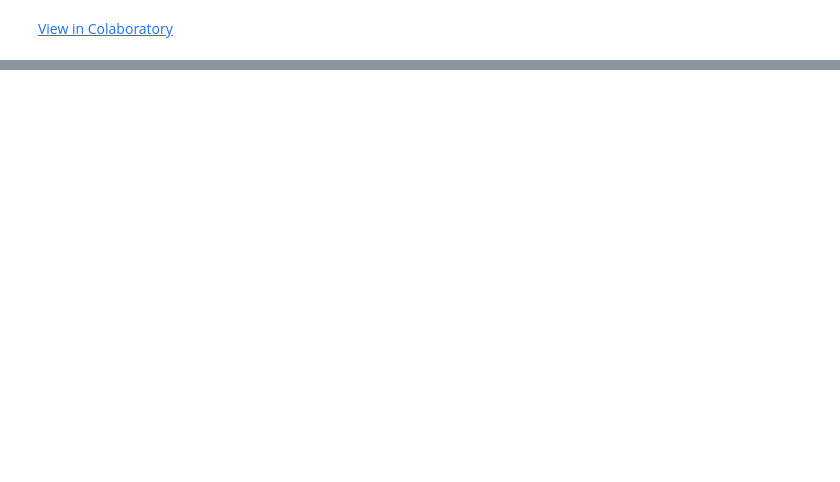
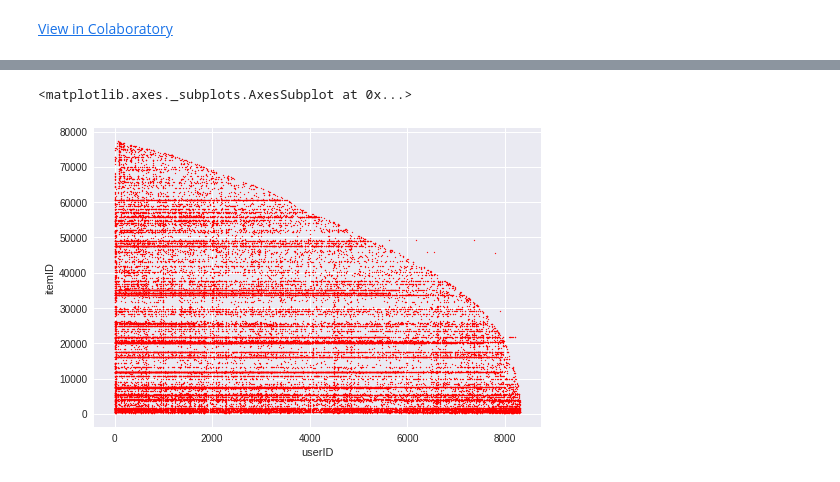
Before and after one commit to paulanavarretec/RecSys-Tarea1, a Jupyter notebook: Recsys_Tarea1.ipynb, the cells around one changed output, grey strips where cells are left out. Cells and saved outputs as stored; diff of their text form; code cells hidden in the pictures; blank space fills up the shorter version.

```diff
--- a/Recsys_Tarea1.ipynb
+++ b/Recsys_Tarea1.ipynb
@@ -32,0 +214,5 @@ The algorithms developed ahead are:
+# %%
+train_file.plot.scatter('userID','itemID', s=1, c='red')
+# %% [output]
+<matplotlib.axes._subplots.AxesSubplot at 0x...>
+[figure, added]
```
Also changed, not shown: parts of 17 cells of this notebook.
